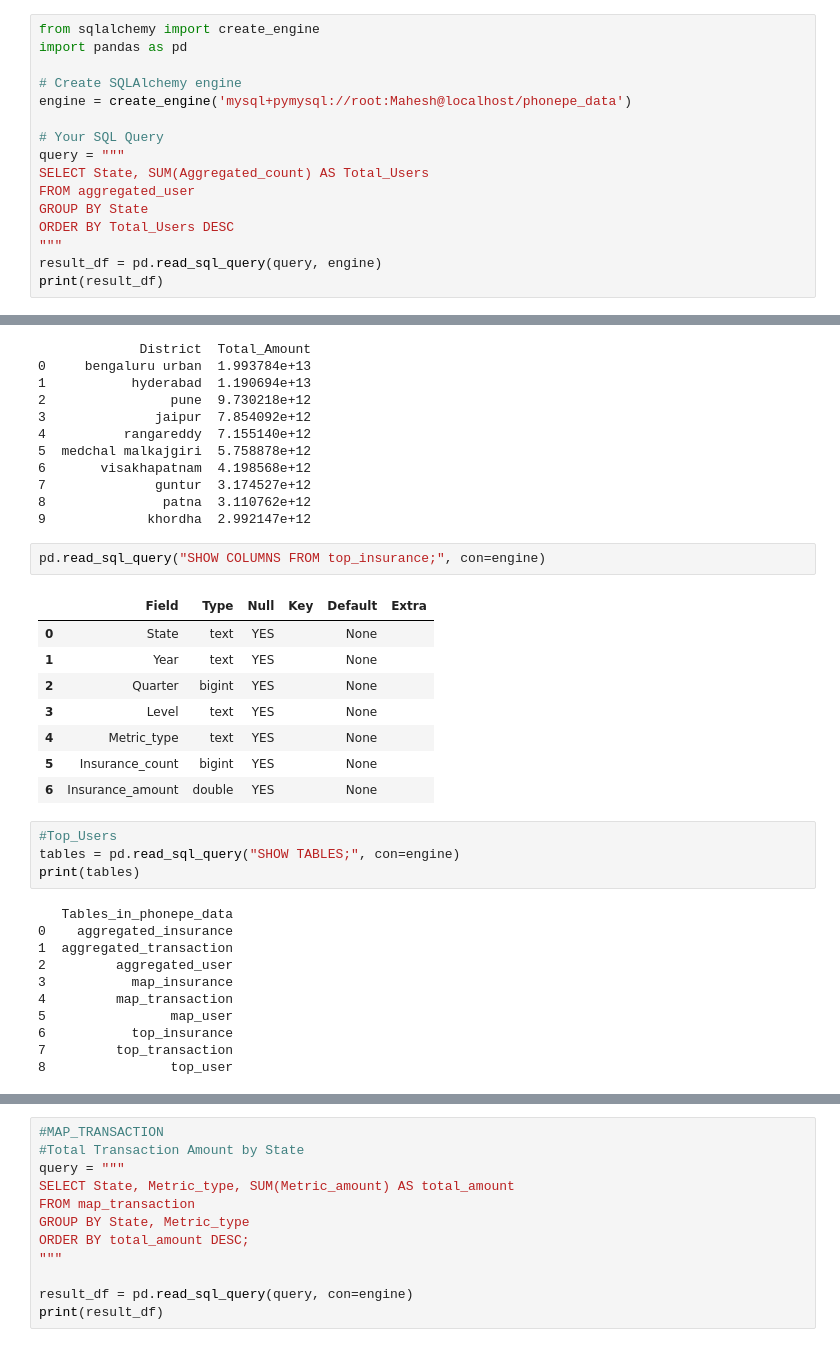
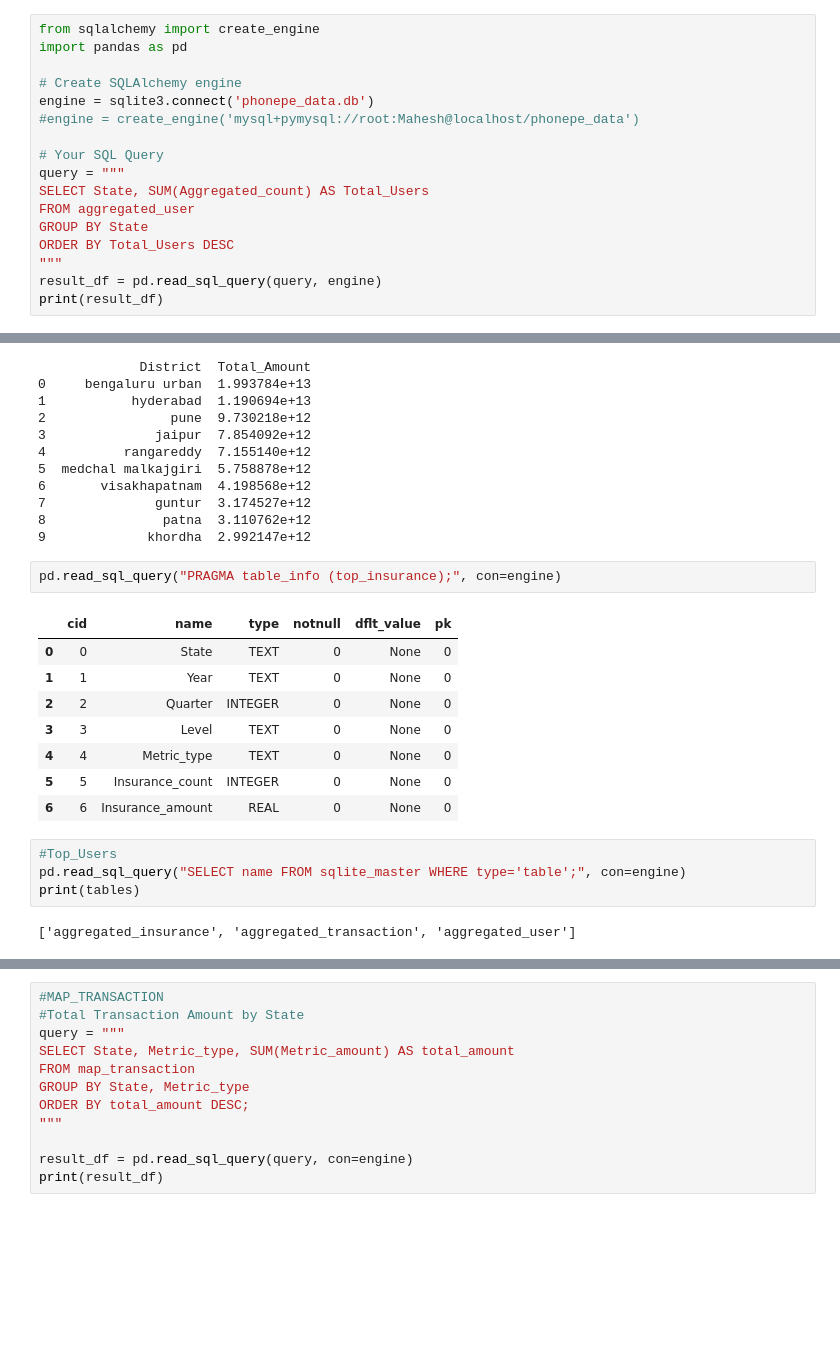
Before and after one commit to Maheshwaribaranikumar/PhonePe-Insights, a Jupyter notebook: PHONEPE (1).ipynb, the cells around one changed output, grey strips where cells are left out. Cells and saved outputs as stored; diff of their text form; blank space fills up the shorter version.

```diff
--- a/PHONEPE (1).ipynb
+++ b/PHONEPE (1).ipynb
@@ -639,7 +639,8 @@ from sqlalchemy import create_engine
 import pandas as pd
 
 # Create SQLAlchemy engine
-engine = create_engine('mysql+pymysql://root:Mahesh@localhost/phonepe_data')
+engine = sqlite3.connect('phonepe_data.db')
+#engine = create_engine('mysql+pymysql://root:Mahesh@localhost/phonepe_data')
 
 # Your SQL Query
 query = """
@@ -1250,31 +1251,22 @@ print(result_df)
 8               patna  3.110762e+12
 9             khordha  2.992147e+12
 # %%
-pd.read_sql_query("SHOW COLUMNS FROM top_insurance;", con=engine)
+pd.read_sql_query("PRAGMA table_info (top_insurance);", con=engine)
 # %% [output]
-|  | Field | Type | Null | Key | Default | Extra |
-| 0 | State | text | YES |  | None |  |
-| 1 | Year | text | YES |  | None |  |
-| 2 | Quarter | bigint | YES |  | None |  |
-| 3 | Level | text | YES |  | None |  |
-| 4 | Metric_type | text | YES |  | None |  |
-| 5 | Insurance_count | bigint | YES |  | None |  |
-| 6 | Insurance_amount | double | YES |  | None |  |
+|  | cid | name | type | notnull | dflt_value | pk |
+| 0 | 0 | State | TEXT | 0 | None | 0 |
+| 1 | 1 | Year | TEXT | 0 | None | 0 |
+| 2 | 2 | Quarter | INTEGER | 0 | None | 0 |
+| 3 | 3 | Level | TEXT | 0 | None | 0 |
+| 4 | 4 | Metric_type | TEXT | 0 | None | 0 |
+| 5 | 5 | Insurance_count | INTEGER | 0 | None | 0 |
+| 6 | 6 | Insurance_amount | REAL | 0 | None | 0 |
 # %%
 #Top_Users
-tables = pd.read_sql_query("SHOW TABLES;", con=engine)
+pd.read_sql_query("SELECT name FROM sqlite_master WHERE type='table';", con=engine)
 print(tables)
 # %% [output]
-   Tables_in_phonepe_data
-0    aggregated_insurance
-1  aggregated_transaction
-2         aggregated_user
-3           map_insurance
-4         map_transaction
-5                map_user
-6           top_insurance
-7         top_transaction
-8                top_user
+['aggregated_insurance', 'aggregated_transaction', 'aggregated_user']
 # %%
 #Top_insurance: Lists totals for the top insurance categories.
 #total count of insurance policies sold across all states, years, and quarters
```
Also changed, not shown: parts of 67 cells of this notebook.
